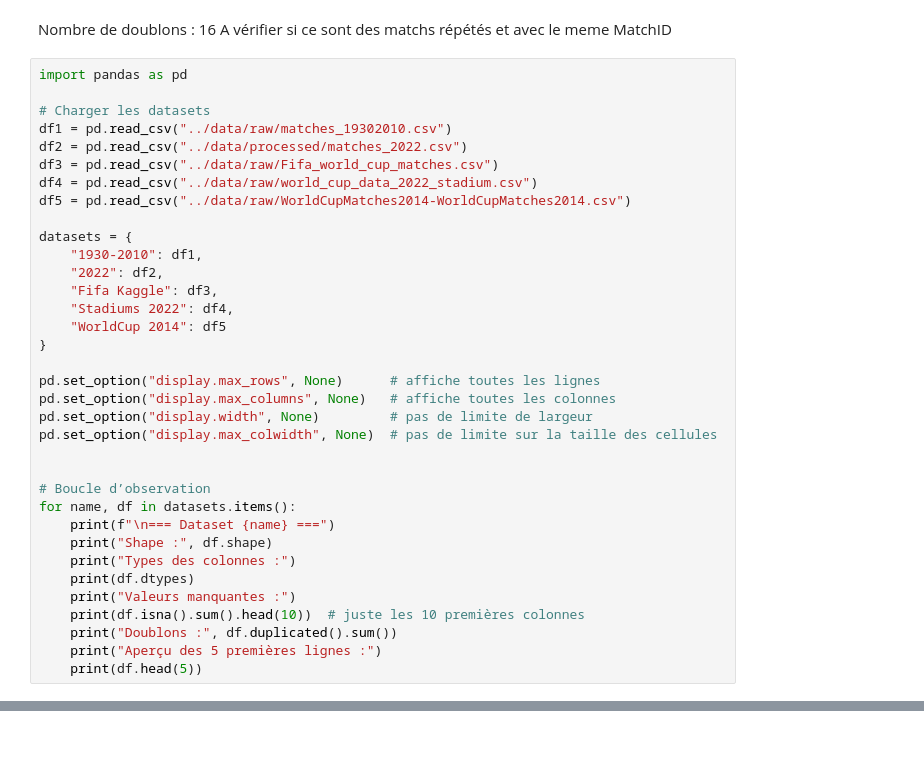
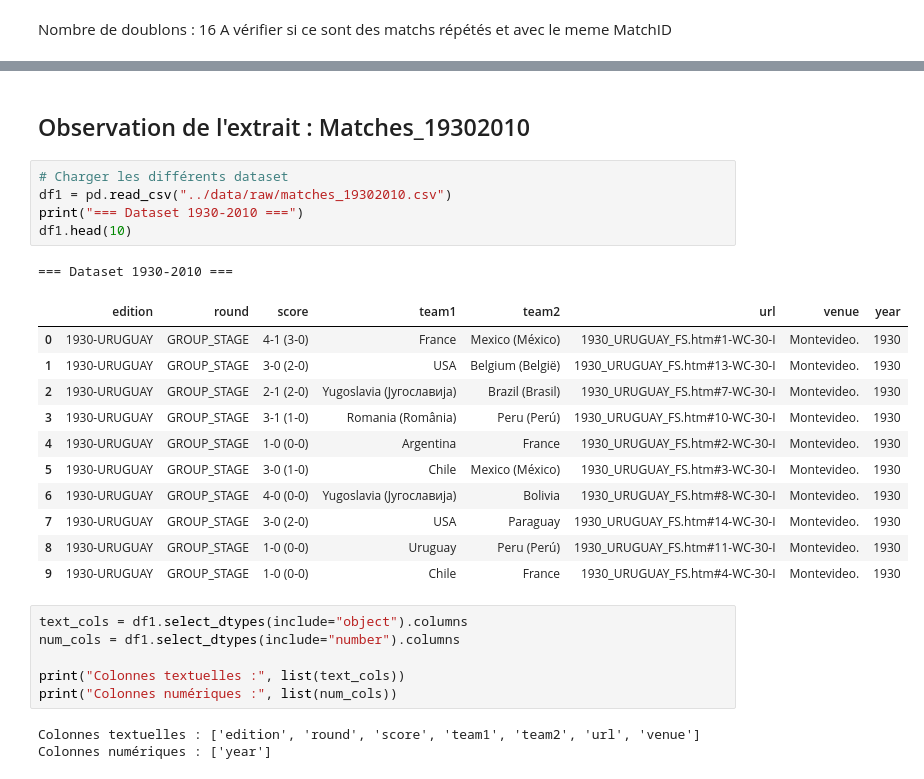
Before and after one commit to Simplon-DE-P1-2025/brief2-ETL-football-H-K-A-M, a Jupyter notebook: Notebook/Observation_des_données.ipynb, the cells around one changed output, grey strips where cells are left out. Drawn from its saved outputs; the diff is of its cells as text; blank space fills up the shorter version.

```diff
--- a/Notebook/Observation_des_données.ipynb
+++ b/Notebook/Observation_des_données.ipynb
@@ -270,38 +301,3 @@ Nombre de doublons : 16
 Nombre de doublons :
 16
 A vérifier si ce sont des matchs répétés et avec le meme MatchID
-# %%
-import pandas as pd
-
-# Charger les datasets
-df1 = pd.read_csv("../data/raw/matches_19302010.csv")
-df2 = pd.read_csv("../data/processed/matches_2022.csv")
-df3 = pd.read_csv("../data/raw/Fifa_world_cup_matches.csv")
-df4 = pd.read_csv("../data/raw/world_cup_data_2022_stadium.csv")
-df5 = pd.read_csv("../data/raw/WorldCupMatches2014-WorldCupMatches2014.csv")
-
-datasets = {
-    "1930-2010": df1,
-    "2022": df2,
-    "Fifa Kaggle": df3,
-    "Stadiums 2022": df4,
-    "WorldCup 2014": df5
-}
-
-pd.set_option("display.max_rows", None)      # affiche toutes les lignes
-pd.set_option("display.max_columns", None)   # affiche toutes les colonnes
-pd.set_option("display.width", None)         # pas de limite de largeur
-pd.set_option("display.max_colwidth", None)  # pas de limite sur la taille des cellules
-
-
-# Boucle d’observation
-for name, df in datasets.items():
-    print(f"\n=== Dataset {name} ===")
-    print("Shape :", df.shape)
-    print("Types des colonnes :")
-    print(df.dtypes)
-    print("Valeurs manquantes :")
-    print(df.isna().sum().head(10))  # juste les 10 premières colonnes
-    print("Doublons :", df.duplicated().sum())
-    print("Aperçu des 5 premières lignes :")
-    print(df.head(5))
@@ -309,0 +349,29 @@ SyntaxError: invalid character '’' (U+2019) (2722972707.py, line 8)
+# %% [markdown]
+## Observation de l'extrait : Matches_19302010
+# %%
+# Charger les différents dataset
+df1 = pd.read_csv("../data/raw/matches_19302010.csv")
+print("=== Dataset 1930-2010 ===")
+df1.head(10)
+# %% [output]
+=== Dataset 1930-2010 ===
+|  | edition | round | score | team1 | team2 | url | venue | year |
+| 0 | 1930-URUGUAY | GROUP_STAGE | 4-1 (3-0) | France | Mexico (México) | 1930_URUGUAY_FS.htm#1-WC-30-I | Montevideo. | 1930 |
+| 1 | 1930-URUGUAY | GROUP_STAGE | 3-0 (2-0) | USA | Belgium (België) | 1930_URUGUAY_FS.htm#13-WC-30-I | Montevideo. | 1930 |
+| 2 | 1930-URUGUAY | GROUP_STAGE | 2-1 (2-0) | Yugoslavia (Југославија) | Brazil (Brasil) | 1930_URUGUAY_FS.htm#7-WC-30-I | Montevideo. | 1930 |
+| 3 | 1930-URUGUAY | GROUP_STAGE | 3-1 (1-0) | Romania (România) | Peru (Perú) | 1930_URUGUAY_FS.htm#10-WC-30-I | Montevideo. | 1930 |
+| 4 | 1930-URUGUAY | GROUP_STAGE | 1-0 (0-0) | Argentina | France | 1930_URUGUAY_FS.htm#2-WC-30-I | Montevideo. | 1930 |
+| 5 | 1930-URUGUAY | GROUP_STAGE | 3-0 (1-0) | Chile | Mexico (México) | 1930_URUGUAY_FS.htm#3-WC-30-I | Montevideo. | 1930 |
+| 6 | 1930-URUGUAY | GROUP_STAGE | 4-0 (0-0) | Yugoslavia (Југославија) | Bolivia | 1930_URUGUAY_FS.htm#8-WC-30-I | Montevideo. | 1930 |
+| 7 | 1930-URUGUAY | GROUP_STAGE | 3-0 (2-0) | USA | Paraguay | 1930_URUGUAY_FS.htm#14-WC-30-I | Montevideo. | 1930 |
+| 8 | 1930-URUGUAY | GROUP_STAGE | 1-0 (0-0) | Uruguay | Peru (Perú) | 1930_URUGUAY_FS.htm#11-WC-30-I | Montevideo. | 1930 |
+| 9 | 1930-URUGUAY | GROUP_STAGE | 1-0 (0-0) | Chile | France | 1930_URUGUAY_FS.htm#4-WC-30-I | Montevideo. | 1930 |
+# %%
+text_cols = df1.select_dtypes(include="object").columns
+num_cols = df1.select_dtypes(include="number").columns
+
+print("Colonnes textuelles :", list(text_cols))
+print("Colonnes numériques :", list(num_cols))
+# %% [output]
+Colonnes textuelles : ['edition', 'round', 'score', 'team1', 'team2', 'url', 'venue']
+Colonnes numériques : ['year']
```
Also changed, not shown: parts of 110 cells of this notebook, 4 other files.
